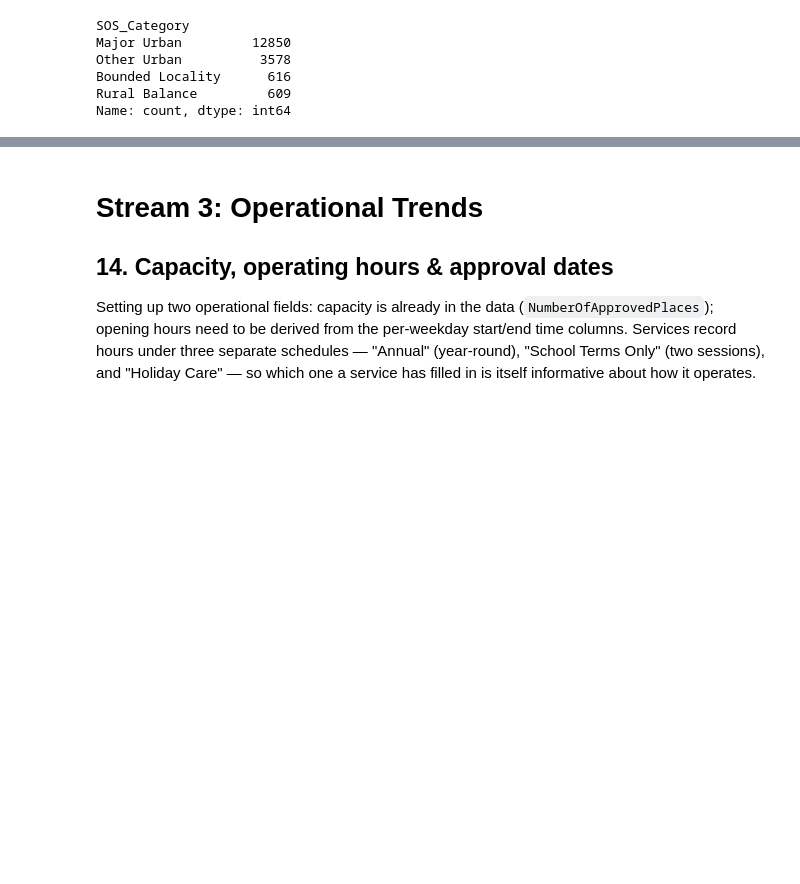
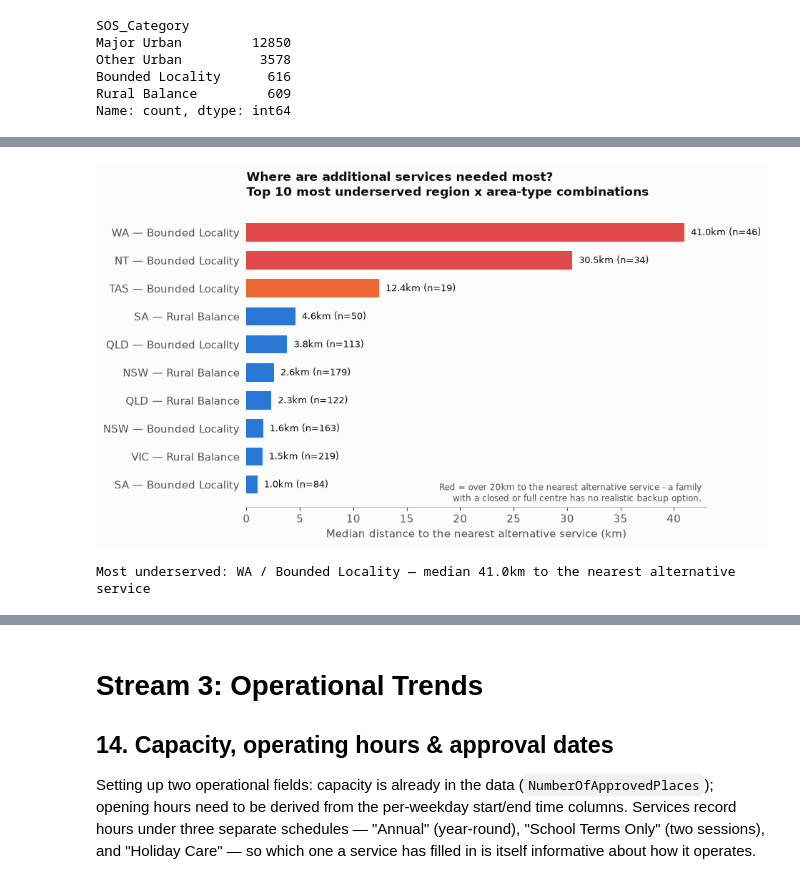
Before and after one commit to martvanhoorn2003-svg/Mart, a Jupyter notebook: ACECQA_Service_Quality_Analysis.ipynb, the cells around one changed output, grey strips where cells are left out. Saved outputs shown, nothing was run; the diff lists cells and outputs as text; code cells hidden in the pictures; blank space fills up the shorter version.

```diff
--- a/ACECQA_Service_Quality_Analysis.ipynb
+++ b/ACECQA_Service_Quality_Analysis.ipynb
@@ -688,0 +650,42 @@ Worst single cell: NT / Rural Balance at 31.2%
+# %%
+
+pts7 = gpd.GeoDataFrame(df, geometry=gpd.points_from_xy(df["lon"], df["lat"]), crs="EPSG:4326").to_crs("EPSG:3577")
+coords7 = np.vstack([pts7.geometry.x, pts7.geometry.y]).T
+dist7, _ = cKDTree(coords7).query(coords7, k=2)  # k=1 is the point itself
+df["nearest_service_km"] = dist7[:, 1] / 1000
+
+d7 = df[df["State"].notna() & df["SOS_Category"].notna()]
+cell7 = d7.groupby(["State", "SOS_Category"]).agg(
+    median_km=("nearest_service_km", "median"), n=("nearest_service_km", "size")
+).reset_index()
+cell7 = cell7[cell7["n"] >= MIN_CELL_N].sort_values("median_km", ascending=False).head(10)
+cell7["label"] = cell7["State"] + " — " + cell7["SOS_Category"]
+
+fig, ax = plt.subplots(figsize=(9.5, 5.5))
+colors7 = [CAT["red"] if v > 20 else (CAT["orange"] if v > 5 else CAT["blue"]) for v in cell7["median_km"]]
+bars = ax.barh(cell7["label"], cell7["median_km"], color=colors7, height=0.65)
+ax.invert_yaxis()
+for bar, km, n in zip(bars, cell7["median_km"], cell7["n"]):
+    ax.text(bar.get_width() + max(cell7["median_km"]) * 0.015, bar.get_y() + bar.get_height() / 2,
+            f"{km:.1f}km (n={n:,})", va="center", fontsize=9)
+ax.set_xlabel("Median distance to the nearest alternative service (km)")
+ax.set_title("Where are additional services needed most?\nTop 10 most underserved region x area-type combinations",
+             fontsize=12.5, fontweight="bold", color=INK_PRIMARY, loc="left", pad=14)
+ax.text(0.99, 0.02, "Red = over 20km to the nearest alternative service - a family\n"
+                    "with a closed or full centre has no realistic backup option.",
+        transform=ax.transAxes, ha="right", fontsize=8.5, color=INK_SECONDARY)
+for spine in ["top", "right", "left"]:
+    ax.spines[spine].set_visible(False)
+ax.tick_params(left=False)
+fig.tight_layout()
+fig.savefig(FIG_DIR / "07_underserved_regions.png", dpi=200)
+plt.show()
+
+top7 = cell7.iloc[0]
+summary["most_underserved_state_sos"] = f"{top7['State']} / {top7['SOS_Category']}"
+summary["most_underserved_median_km"] = round(float(top7["median_km"]), 1)
+summary["n_regions_over_20km_to_next_service"] = int((cell7["median_km"] > 20).sum())
+print(f"Most underserved: {summary['most_underserved_state_sos']} — median {summary['most_underserved_median_km']}km to the nearest alternative service")
+# %% [output]
+[figure, added]
+Most underserved: WA / Bounded Locality — median 41.0km to the nearest alternative service
```
Also changed, not shown: parts of 18 cells of this notebook, 13 other files.
